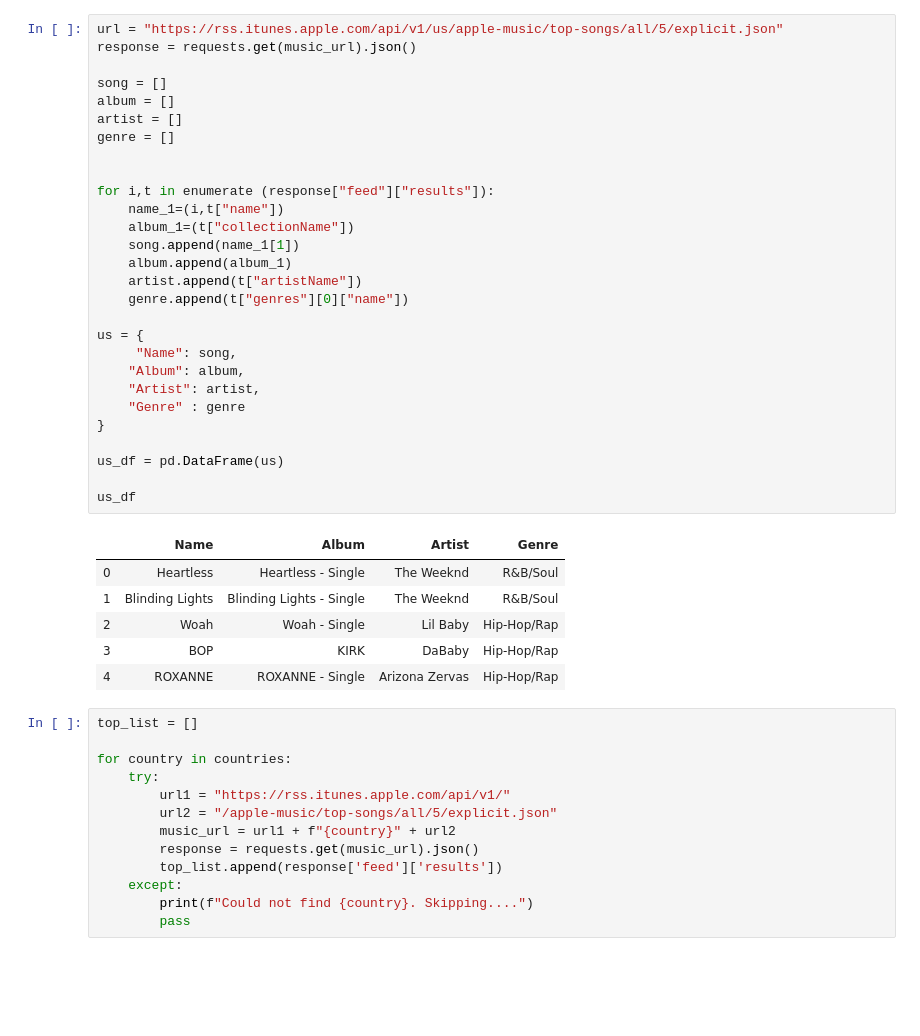
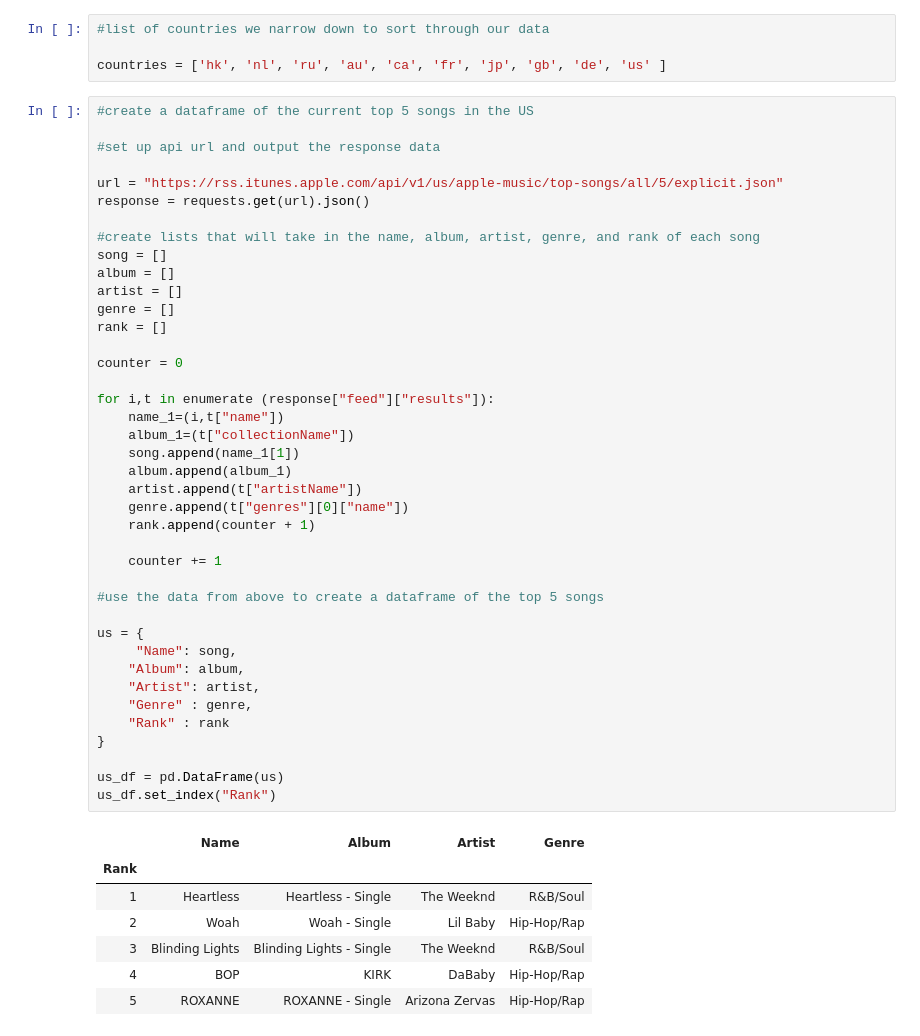
Before and after one commit to nawdah/project-1, a Jupyter notebook: MusicPy/AppleAPI.ipynb, the cells around one changed output. Saved outputs shown, nothing was run; the diff lists cells and outputs as text; blank space fills up the shorter version.

```diff
--- a/MusicPy/AppleAPI.ipynb
+++ b/MusicPy/AppleAPI.ipynb
@@ -15,48 +17,52 @@ countries = ['hk', 'nl', 'ru', 'au', 'ca', 'fr', 'jp', 'gb', 'de', 'us' ]
+# %%
+#list of countries we narrow down to sort through our data
+
+countries = ['hk', 'nl', 'ru', 'au', 'ca', 'fr', 'jp', 'gb', 'de', 'us' ]
 # %%
+#create a dataframe of the current top 5 songs in the US
+
+#set up api url and output the response data
+
 url = "https://rss.itunes.apple.com/api/v1/us/apple-music/top-songs/all/5/explicit.json"
-response = requests.get(music_url).json()
+response = requests.get(url).json()
 
+#create lists that will take in the name, album, artist, genre, and rank of each song
 song = []
 album = []
 artist = []
 genre = []
+rank = []
 
+counter = 0
 
 for i,t in enumerate (response["feed"]["results"]):
     name_1=(i,t["name"])
     album_1=(t["collectionName"])
     song.append(name_1[1])
     album.append(album_1)
     artist.append(t["artistName"])
     genre.append(t["genres"][0]["name"])
+    rank.append(counter + 1)
+
+    counter += 1
+
+#use the data from above to create a dataframe of the top 5 songs
 
 us = {
      "Name": song,
     "Album": album,
     "Artist": artist,
-    "Genre" : genre
+    "Genre" : genre,
+    "Rank" : rank
 }
 
 us_df = pd.DataFrame(us)
-
-us_df
+us_df.set_index("Rank")
 # %% [output]
 |  | Name | Album | Artist | Genre |
-| 0 | Heartless | Heartless - Single | The Weeknd | R&B/Soul |
-| 1 | Blinding Lights | Blinding Lights - Single | The Weeknd | R&B/Soul |
+| Rank |  |  |  |  |
+| 1 | Heartless | Heartless - Single | The Weeknd | R&B/Soul |
 | 2 | Woah | Woah - Single | Lil Baby | Hip-Hop/Rap |
-| 3 | BOP | KIRK | DaBaby | Hip-Hop/Rap |
-| 4 | ROXANNE | ROXANNE - Single | Arizona Zervas | Hip-Hop/Rap |
+| 3 | Blinding Lights | Blinding Lights - Single | The Weeknd | R&B/Soul |
+| 4 | BOP | KIRK | DaBaby | Hip-Hop/Rap |
+| 5 | ROXANNE | ROXANNE - Single | Arizona Zervas | Hip-Hop/Rap |
-# %%
-top_list = []
-
-for country in countries:
-    try:
-        url1 = "https://rss.itunes.apple.com/api/v1/"
-        url2 = "/apple-music/top-songs/all/5/explicit.json"
-        music_url = url1 + f"{country}" + url2
-        response = requests.get(music_url).json()
-        top_list.append(response['feed']['results'])
-    except:
-        print(f"Could not find {country}. Skipping....")
-        pass
```
Also changed, not shown: parts of 8 cells of this notebook.
